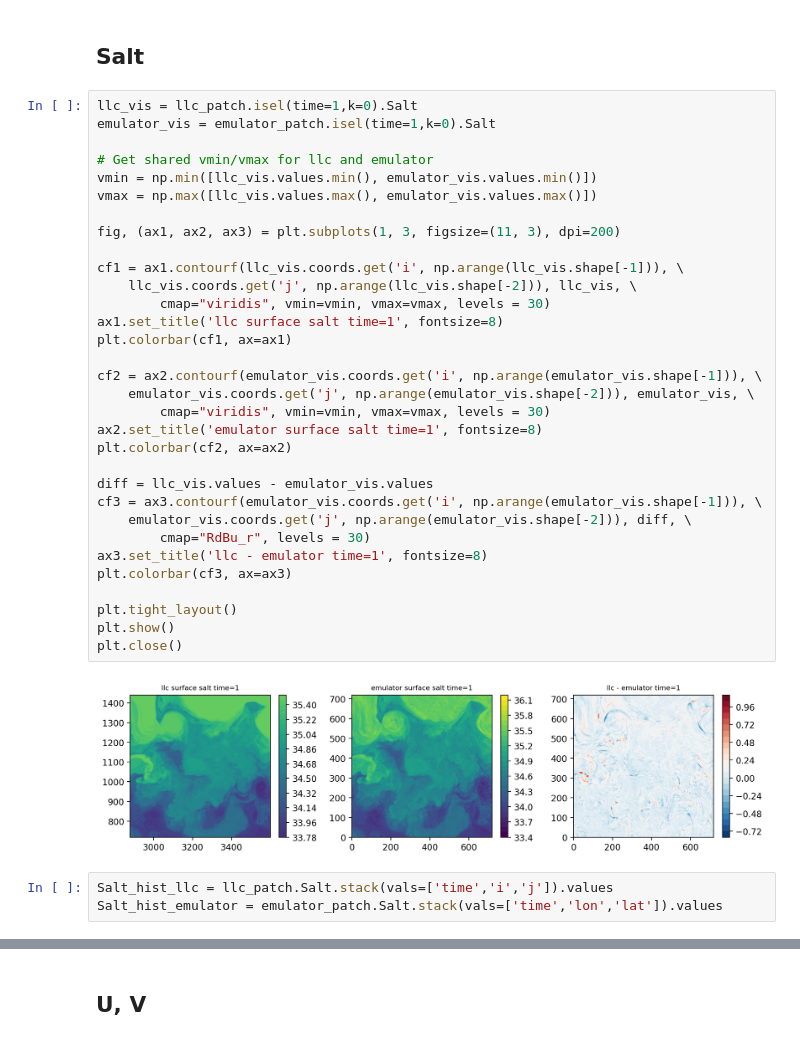
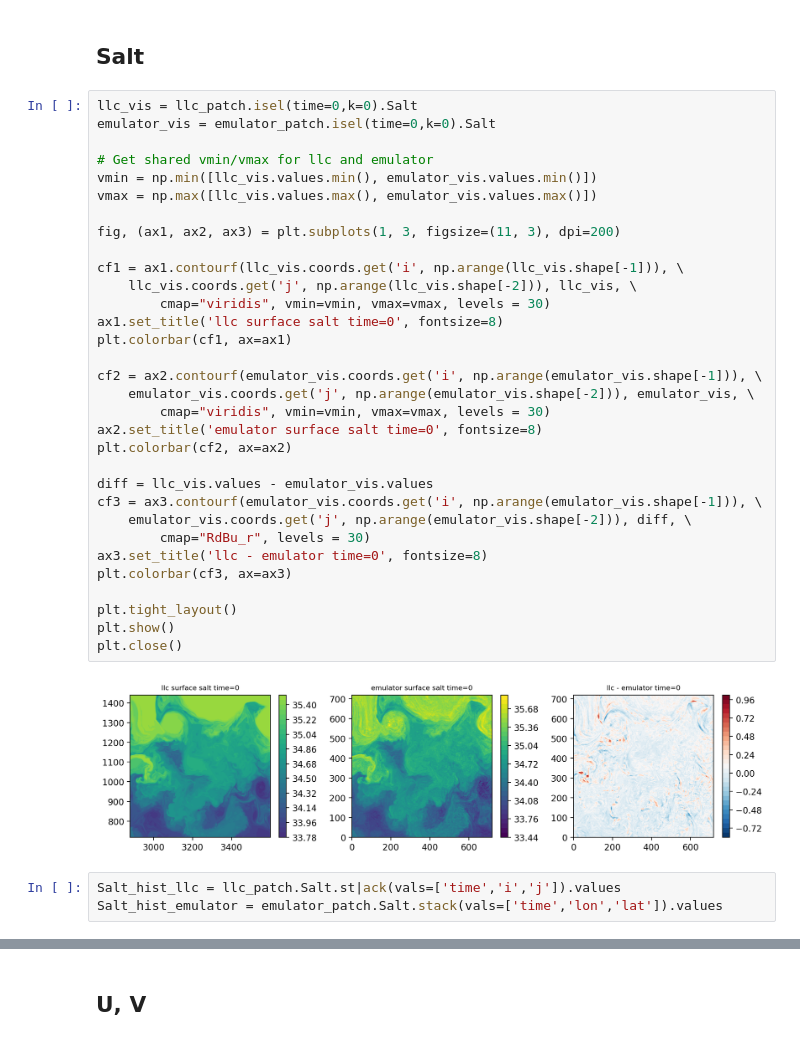
Before and after one commit to GHOpenonic/LLC_ocean_emulator, a Jupyter notebook: high_res_diagnostics/statistical_diagnostics/prognostic_var_stats.ipynb, the cells around one changed output, grey strips where cells are left out. Cells and saved outputs as stored; diff of their text form.

```diff
--- a/high_res_diagnostics/statistical_diagnostics/prognostic_var_stats.ipynb
+++ b/high_res_diagnostics/statistical_diagnostics/prognostic_var_stats.ipynb
@@ -107,41 +107,41 @@ plt.close()
 # %% [markdown]
 ## Salt
 # %%
-llc_vis = llc_patch.isel(time=1,k=0).Salt
-emulator_vis = emulator_patch.isel(time=1,k=0).Salt
+llc_vis = llc_patch.isel(time=0,k=0).Salt
+emulator_vis = emulator_patch.isel(time=0,k=0).Salt
 
 # Get shared vmin/vmax for llc and emulator
 vmin = np.min([llc_vis.values.min(), emulator_vis.values.min()])
 vmax = np.max([llc_vis.values.max(), emulator_vis.values.max()])
 
 fig, (ax1, ax2, ax3) = plt.subplots(1, 3, figsize=(11, 3), dpi=200)
 
 cf1 = ax1.contourf(llc_vis.coords.get('i', np.arange(llc_vis.shape[-1])), \
     llc_vis.coords.get('j', np.arange(llc_vis.shape[-2])), llc_vis, \
         cmap="viridis", vmin=vmin, vmax=vmax, levels = 30)
-ax1.set_title('llc surface salt time=1', fontsize=8)
+ax1.set_title('llc surface salt time=0', fontsize=8)
 plt.colorbar(cf1, ax=ax1)
 
 cf2 = ax2.contourf(emulator_vis.coords.get('i', np.arange(emulator_vis.shape[-1])), \
     emulator_vis.coords.get('j', np.arange(emulator_vis.shape[-2])), emulator_vis, \
         cmap="viridis", vmin=vmin, vmax=vmax, levels = 30)
-ax2.set_title('emulator surface salt time=1', fontsize=8)
+ax2.set_title('emulator surface salt time=0', fontsize=8)
 plt.colorbar(cf2, ax=ax2)
 
 diff = llc_vis.values - emulator_vis.values
 cf3 = ax3.contourf(emulator_vis.coords.get('i', np.arange(emulator_vis.shape[-1])), \
     emulator_vis.coords.get('j', np.arange(emulator_vis.shape[-2])), diff, \
         cmap="RdBu_r", levels = 30)
-ax3.set_title('llc - emulator time=1', fontsize=8)
+ax3.set_title('llc - emulator time=0', fontsize=8)
 plt.colorbar(cf3, ax=ax3)
 
 plt.tight_layout()
 plt.show()
 plt.close()
 # %% [output]
-[figure, old version]
+[figure, new version]
 # %%
-Salt_hist_llc = llc_patch.Salt.stack(vals=['time','i','j']).values
+Salt_hist_llc = llc_patch.Salt.st|ack(vals=['time','i','j']).values
 Salt_hist_emulator = emulator_patch.Salt.stack(vals=['time','lon','lat']).values
 # %%
 fig, (ax1, ax2) = plt.subplots(1, 2, figsize=(12, 4), dpi=200)
```
Also changed, not shown: parts of 4 cells of this notebook, 1 other file.
